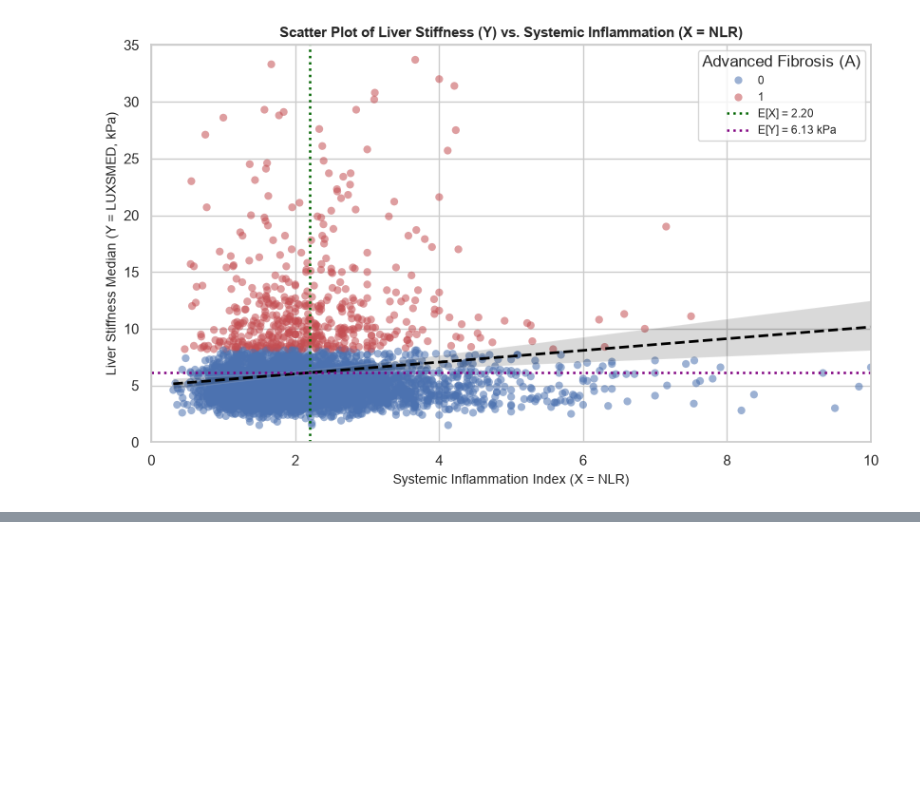
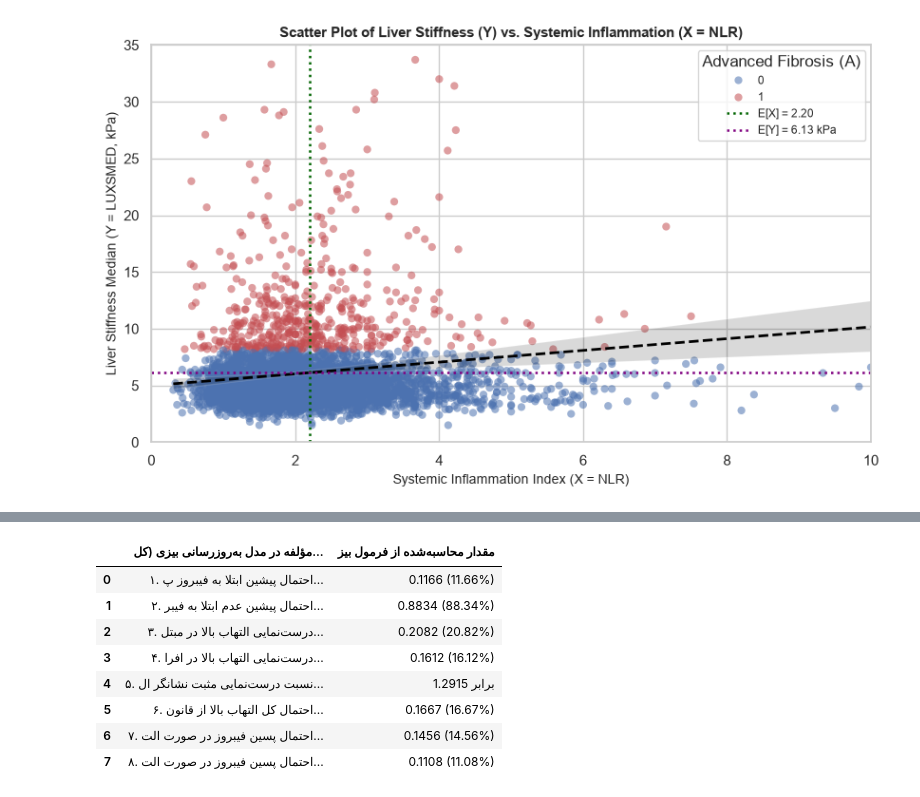
Before and after one commit to AtenaNouri/Statistics-Project, a Jupyter notebook: notebooks/phase2.ipynb, the cells around one changed output, grey strips where cells are left out. Cells and saved outputs as stored; diff of their text form; code cells hidden in the pictures; blank space fills up the shorter version.

```diff
--- a/notebooks/phase2.ipynb
+++ b/notebooks/phase2.ipynb
@@ -1001,0 +1022,82 @@ plt.show()
+# %%
+# ۱. محاسبه مؤلفه‌های قانون احتمال کل و قضیه بیز در کل فضای نمونه (N = 4614)
+p_A_prior = A.mean()                      # احتمال پیشین فیبروز: P(A)
+p_notA_prior = (1 - A).mean()             # مکمل احتمال پیشین: P(A')
+
+p_B_given_A = B[A == 1].mean()            # درست‌نمایی (حساسیت نشانگر): P(B | A)
+p_B_given_notA = B[A == 0].mean()         # نرخ مثبت کاذب نشانگر: P(B | A')
+
+# محاسبه مخرج بیز از طریق قانون احتمال کل: P(B) = P(B|A)P(A) + P(B|A')P(A')
+p_B_total = (p_B_given_A * p_A_prior) + (p_B_given_notA * p_notA_prior)
+
+# محاسبه احتمال پسین از فرمول بیز: P(A | B) و P(A | B')
+p_A_post_pos = (p_B_given_A * p_A_prior) / p_B_total
+p_notB_total = 1 - p_B_total
+p_A_post_neg = ((1 - p_B_given_A) * p_A_prior) / p_notB_total
+
+# نسبت درست‌نمایی مثبت (Positive Likelihood Ratio: LR+)
+lr_pos = p_B_given_A / p_B_given_notA
+
+bayes_summary_df = pd.DataFrame({
+    "مؤلفه در مدل به‌روزرسانی بیزی (کل نمونه N = 4614)": [
+        "۱. احتمال پیشین ابتلا به فیبروز پیشرفته: Prior P(A)",
+        "۲. احتمال پیشین عدم ابتلا به فیبروز: Prior P(A')",
+        "۳. درست‌نمایی التهاب بالا در مبتلایان: Likelihood P(B | A)",
+        "۴. درست‌نمایی التهاب بالا در افراد بدون فیبروز: P(B | A')",
+        "۵. نسبت درست‌نمایی مثبت نشانگر التهابی: LR+ = P(B|A) / P(B|A')",
+        "۶. احتمال کل التهاب بالا از قانون احتمال کل: Total P(B)",
+        "۷. احتمال پسین فیبروز در صورت التهاب بالا: Posterior P(A | B)",
+        "۸. احتمال پسین فیبروز در صورت التهاب عادی: Posterior P(A | B')"
+    ],
+    "مقدار محاسبه‌شده از فرمول بیز": [
+        f"{p_A_prior:.4f} ({p_A_prior*100:.2f}%)",
+        f"{p_notA_prior:.4f} ({p_notA_prior*100:.2f}%)",
+        f"{p_B_given_A:.4f} ({p_B_given_A*100:.2f}%)",
+        f"{p_B_given_notA:.4f} ({p_B_given_notA*100:.2f}%)",
+        f"{lr_pos:.4f} برابر",
+        f"{p_B_total:.4f} ({p_B_total*100:.2f}%)",
+        f"{p_A_post_pos:.4f} ({p_A_post_pos*100:.2f}%)",
+        f"{p_A_post_neg:.4f} ({p_A_post_neg*100:.2f}%)"
+    ]
+})
+
+print("\u202b--- ۱. جدول محاسبه قانون احتمال کل و قضیه بیز برای به‌روزرسانی احتمال فیبروز کبدی ---\u202c")
+display(bayes_summary_df)
+
+# ۲. به‌روزرسانی مرحله‌ای بیز در زیرگروه‌های بالینی (ترکیب اطلاعات جمعیت‌شناختی G، S و آزمایشگاهی B)
+sub_male_senior = df_clean[(df_clean["Event_G_Male"] == 1) & (df_clean["Event_S_Senior"] == 1)]
+A_ms = sub_male_senior["Event_A_Fibrosis"]
+B_ms = sub_male_senior["Event_B_HighNLR"]
+
+prior_ms = A_ms.mean()
+lik_ms_pos = B_ms[A_ms == 1].mean()
+lik_ms_neg = B_ms[A_ms == 0].mean()
+total_B_ms = (lik_ms_pos * prior_ms) + (lik_ms_neg * (1 - prior_ms))
+post_ms_pos = (lik_ms_pos * prior_ms) / total_B_ms
+
+sequential_bayes_df = pd.DataFrame({
+    "مرحله ورود اطلاعات جدید (به‌روزرسانی پیاپی احتمال ابتلا به فیبروز پیشرفته)": [
+        "مرحله ۰ (بدون اطلاع از ویژگی‌های فرد): احتمال پایه در کل بزرگسالان P(A)",
+        "مرحله ۱ (اطلاع از جنسیت مرد و سن >= ۶۰ سال): احتمال پیشین زیرگروه P(A | G ∩ S)",
+        "مرحله ۲ (مشاهده آزمایش خون با التهاب بالا NLR >= 3.0 در همان زیرگروه): پسین بیز P(A | G ∩ S ∩ B)"
+    ],
+    "تعداد افراد در فضای شرطی": [
+        len(df_clean),
+        len(sub_male_senior),
+        int((B_ms == 1).sum())
+    ],
+    "تعداد مبتلایان به فیبروز": [
+        int(A.sum()),
+        int(A_ms.sum()),
+        int((A_ms & (B_ms == 1)).sum())
+    ],
+    "احتمال به‌روزشده ابتلا به فیبروز": [
+        f"{p_A_prior:.4f} ({p_A_prior*100:.2f}%)",
+        f"{prior_ms:.4f} ({prior_ms*100:.2f}%)",
+        f"{post_ms_pos:.4f} ({post_ms_pos*100:.2f}%)"
+    ]
+})
+
+print("\n\u202b--- ۲. جدول به‌روزرسانی مرحله‌ای بیز با ترکیب اطلاعات جمعیت‌شناختی و آزمایشگاهی ---\u202c")
+display(sequential_bayes_df)
+# %% [output]
@@ -1001,0 +1105,9 @@ plt.show()
+|  | مؤلفه در مدل به‌روزرسانی بیزی (کل... | مقدار محاسبه‌شده از فرمول بیز |
+| 0 | ۱. احتمال پیشین ابتلا به فیبروز پ... | 0.1166 (11.66%) |
+| 1 | ۲. احتمال پیشین عدم ابتلا به فیبر... | 0.8834 (88.34%) |
+| 2 | ۳. درست‌نمایی التهاب بالا در مبتل... | 0.2082 (20.82%) |
+| 3 | ۴. درست‌نمایی التهاب بالا در افرا... | 0.1612 (16.12%) |
+| 4 | ۵. نسبت درست‌نمایی مثبت نشانگر ال... | 1.2915 برابر |
+| 5 | ۶. احتمال کل التهاب بالا از قانون... | 0.1667 (16.67%) |
+| 6 | ۷. احتمال پسین فیبروز در صورت الت... | 0.1456 (14.56%) |
+| 7 | ۸. احتمال پسین فیبروز در صورت الت... | 0.1108 (11.08%) |
```
Also changed, not shown: parts of 4 cells of this notebook.
